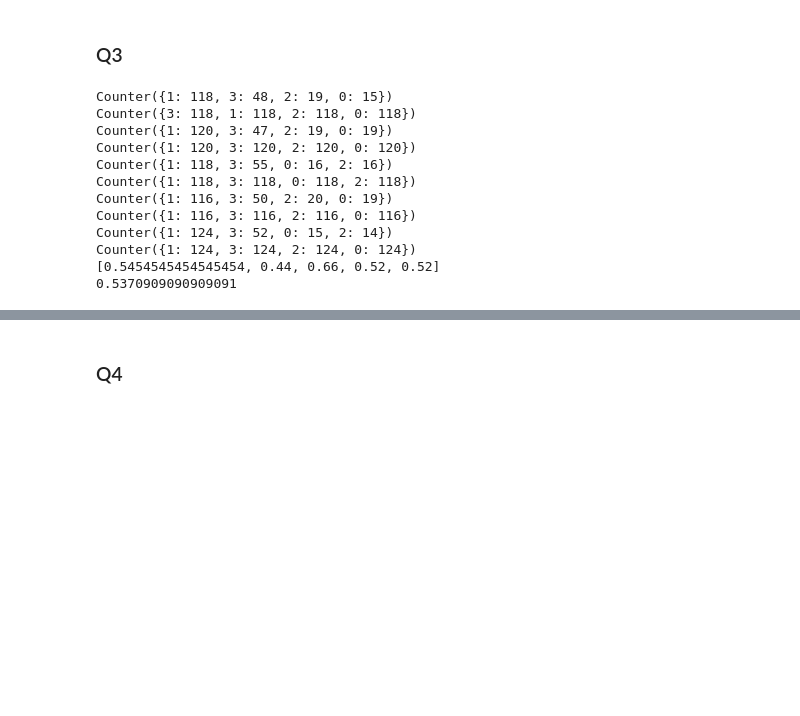
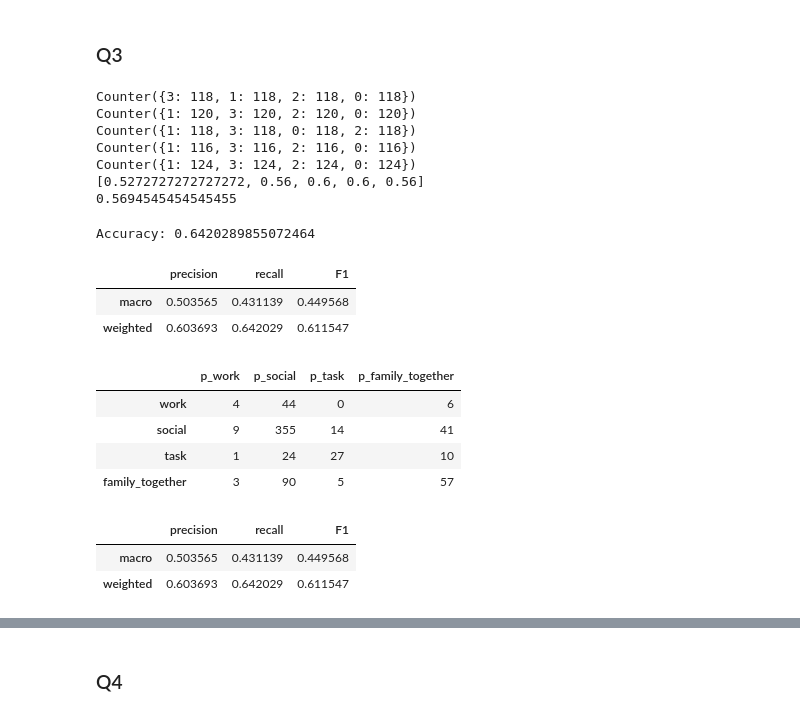
Before and after one commit to tliu526/relationship-prediction, a Jupyter notebook: notebooks/subpopulation_prediction.ipynb, the cells around one changed output, grey strips where cells are left out. Saved outputs shown, nothing was run; the diff lists cells and outputs as text; code cells hidden in the pictures; blank space fills up the shorter version.

```diff
--- a/notebooks/subpopulation_prediction.ipynb
+++ b/notebooks/subpopulation_prediction.ipynb
@@ -491,57 +539,65 @@ Counter({2: 100, 1: 100, 3: 100, 0: 100})
 # %% [markdown]
 ### Q3
 # %%
-top5_base_q3 = top5_base_data.loc[top5_base_data['ego_age_q'] == 'age_q3']
-top5_base_q3_train_y = top5_base_q3['contact_type']
-top5_base_q3_train_X = top5_base_q3.drop(['pid', 'combined_hash', 'ego_age_q'] + predict_targets, axis=1, errors='ignore')
+top5_base_q3_train_data = pickle.load(open("../data/subpop_features/top5_base_q3_train_features.df", "rb"))
+top5_base_q3_test_data = pickle.load(open("../data/subpop_features/top5_base_q3_test_features.df", "rb"))
 
-#top5_base_q3_train_X = top5_base_q3_train_data[top5_base_q3_train_data.columns[top5_base_q3_train_data.columns.str.startswith("ego")]]
+top5_base_q3_train_data = top5_base_q3_train_data.replace(replace_dict_4clf)
+top5_base_q3_train_y = top5_base_q3_train_data['contact_type']
+top5_base_q3_train_X = top5_base_q3_train_data.drop(['pid', 'combined_hash', 'ego_age_q'] + predict_targets, axis=1, errors='ignore')
+top5_base_q3_cols = top5_base_q3_train_X.columns.values
 top5_base_q3_train_X = normalize(top5_base_q3_train_X)
-#top5_base_q3_test_X = top5_base_q3_test_data.drop(['pid', 'combined_hash', 'ego_age_q'] + predict_targets, axis=1, errors='ignore')
 
-#top5_base_q3_test_y = top5_base_q3_test_data['contact_type']
-#top5_base_q3_test_X = top5_base_q3_test_data[top5_base_q3_train_data.columns[top5_base_q3_train_data.columns.str.startswith("ego")]]
-#top5_base_q3_test_X = normalize(top5_base_q3_test_X)
+top5_base_q3_test_data = top5_base_q3_test_data.replace(replace_dict_4clf)
+top5_base_q3_test_y = top5_base_q3_test_data['contact_type']
+top5_base_q3_test_X = top5_base_q3_test_data.drop(['pid', 'combined_hash', 'ego_age_q'] + predict_targets, axis=1, errors='ignore')
+top5_base_q3_test_X = normalize(top5_base_q3_test_X)
 
-top5_base_q3_clf = RandomForestClassifier(random_state=2, n_jobs=4, n_estimators=100, warm_start=False)
+top5_base_q3_clf = RandomForestClassifier(random_state=rand_state, n_jobs=4, n_estimators=100, warm_start=False)
 
-groups = build_cv_groups(top5_base_q3['pid'])
+groups = build_cv_groups(top5_base_q3_train_data['pid'])
 #group_kfold = GroupKFold(n_splits=len(set(groups)))
-group_kfold = GroupKFold(n_splits=5)
+group_kfold_res = GroupKFoldSample(n_splits=5, random_state=rand_state)
 
 cv_scores = []
-
-for fold_train_idx, fold_test_idx in group_kfold.split(top5_base_q3_train_X, top5_base_q3_train_y, groups):
-    #print(len(fold_train_idx))
-    #print(top5_base_q3_train_X.shape)
-    #print(top5_base_q3_train_y.shape)
+for fold_train_idx, fold_test_idx in group_kfold_res.split(top5_base_q3_train_X, top5_base_q3_train_y, groups):
     top5_base_q3_clf = RandomForestClassifier(random_state=2, n_jobs=4, n_estimators=100, warm_start=False)
     fold_train_X = top5_base_q3_train_X[fold_train_idx]
     fold_train_y = top5_base_q3_train_y.values[fold_train_idx]
     fold_test_X = top5_base_q3_train_X[fold_test_idx]
     fold_test_y = top5_base_q3_train_y.values[fold_test_idx]
 
-    sm = SMOTE(random_state=2)
     print(Counter(fold_train_y))
-    X_res, y_res = sm.fit_resample(fold_train_X, fold_train_y)
-    print(Counter(y_res))
-    top5_base_q3_clf.fit(X_res, y_res)
+    top5_base_q3_clf.fit(fold_train_X, fold_train_y)
     predict = top5_base_q3_clf.predict(fold_test_X)
     cv_scores.append(accuracy_score(fold_test_y, predict))
-#cv_scores = cross_val_score(top5_base_q3_clf, top5_base_q3_train_X, top5_base_q3_train_y, cv=group_kfold.split(top5_base_q3_train_X, top5_base_q3_train_y, groups))
-
 print(cv_scores)
 print(np.mean(cv_scores))
 # %% [output]
-Counter({1: 118, 3: 48, 2: 19, 0: 15})
 Counter({3: 118, 1: 118, 2: 118, 0: 118})
-Counter({1: 120, 3: 47, 2: 19, 0: 19})
 Counter({1: 120, 3: 120, 2: 120, 0: 120})
-Counter({1: 118, 3: 55, 0: 16, 2: 16})
 Counter({1: 118, 3: 118, 0: 118, 2: 118})
-Counter({1: 116, 3: 50, 2: 20, 0: 19})
 Counter({1: 116, 3: 116, 2: 116, 0: 116})
-Counter({1: 124, 3: 52, 0: 15, 2: 14})
 Counter({1: 124, 3: 124, 2: 124, 0: 124})
-[0.5454545454545454, 0.44, 0.66, 0.52, 0.52]
-0.5370909090909091
+[0.5272727272727272, 0.56, 0.6, 0.6, 0.56]
+0.5694545454545455
+# %%
+rs = RandomOverSampler(random_state=rand_state)
+X_res, y_res = rs.fit_resample(top5_base_q3_train_X, top5_base_q3_train_y)
+#top5_base_q3_clf.fit(top5_base_q3_train_X, top5_base_q3_train_y)
+top5_base_q3_clf.fit(X_res, y_res)
+pred = top5_base_q3_clf.predict(top5_base_q3_test_X)
+print_clf_metrics(top5_base_q3_test_y, pred, contact_types_4clf)
+# %% [output]
+Accuracy: 0.6420289855072464
+|  | precision | recall | F1 |
+| macro | 0.503565 | 0.431139 | 0.449568 |
+| weighted | 0.603693 | 0.642029 | 0.611547 |
+|  | p_work | p_social | p_task | p_family_together |
+| work | 4 | 44 | 0 | 6 |
+| social | 9 | 355 | 14 | 41 |
+| task | 1 | 24 | 27 | 10 |
+| family_together | 3 | 90 | 5 | 57 |
+|  | precision | recall | F1 |
+| macro | 0.503565 | 0.431139 | 0.449568 |
+| weighted | 0.603693 | 0.642029 | 0.611547 |
```
Also changed, not shown: parts of 74 cells of this notebook.
